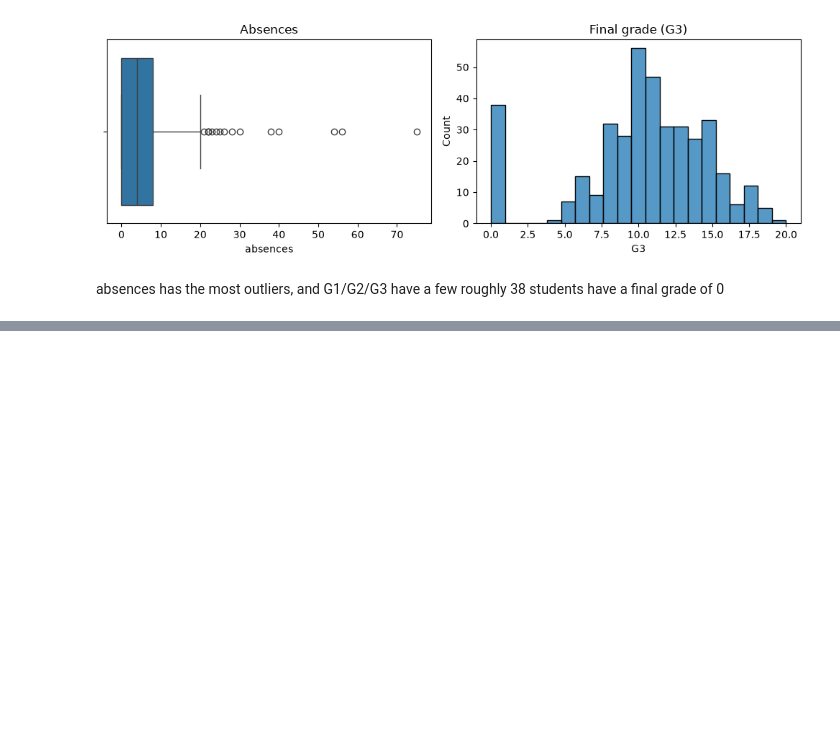
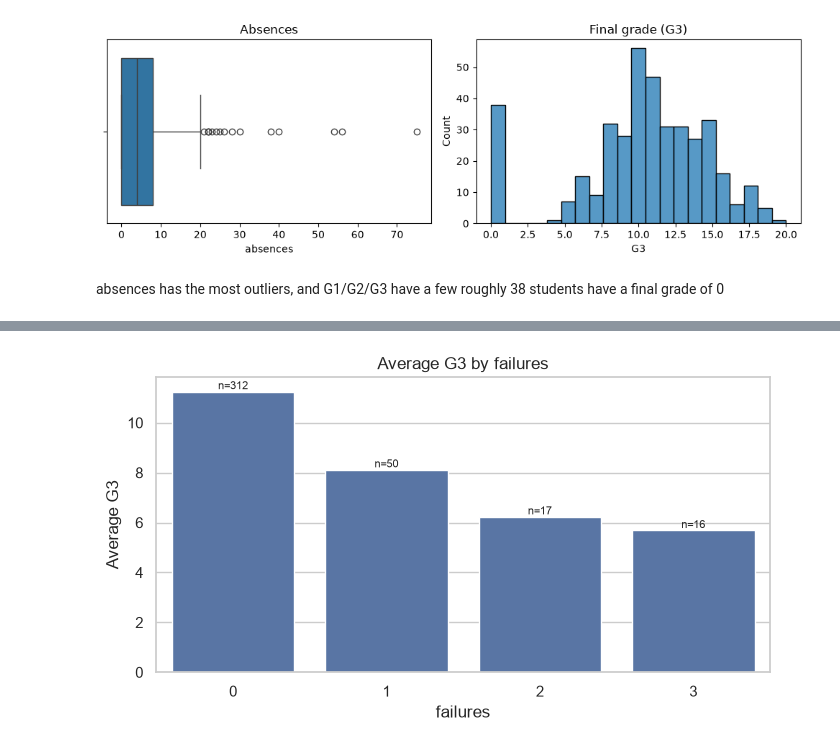
Before and after one commit to prajwal-sv/AI-Learning-Career-Assistant, a Jupyter notebook: notebooks/01_data_analysis.ipynb, the cells around one changed output, grey strips where cells are left out. Cells and saved outputs as stored; diff of their text form; code cells hidden in the pictures; blank space fills up the shorter version.

```diff
--- a/notebooks/01_data_analysis.ipynb
+++ b/notebooks/01_data_analysis.ipynb
@@ -121,0 +169,5 @@ roughly 38 students have a final grade of 0
+# %%
+fig = eda.plot_mean_grade_by(mat, "failures")
+plt.show()
+# %% [output]
+[figure, added]
```
Also changed, not shown: parts of 9 cells of this notebook.
